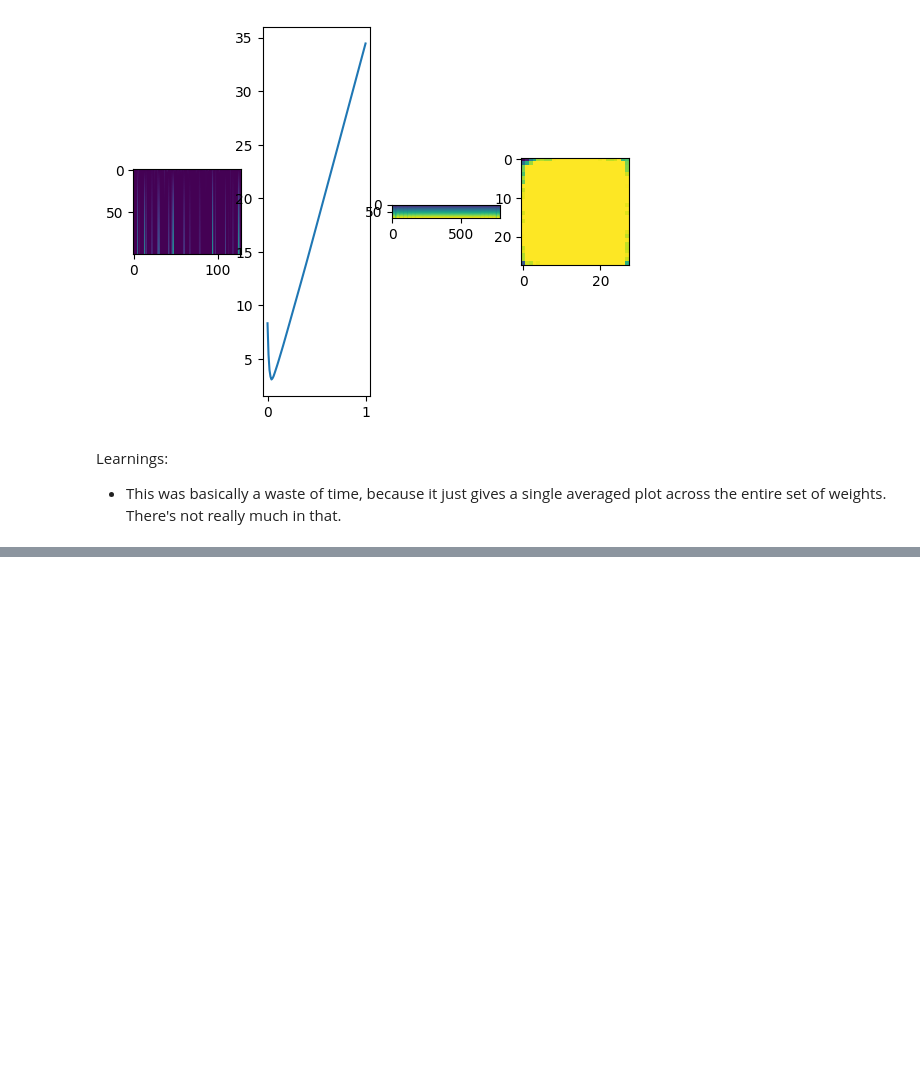
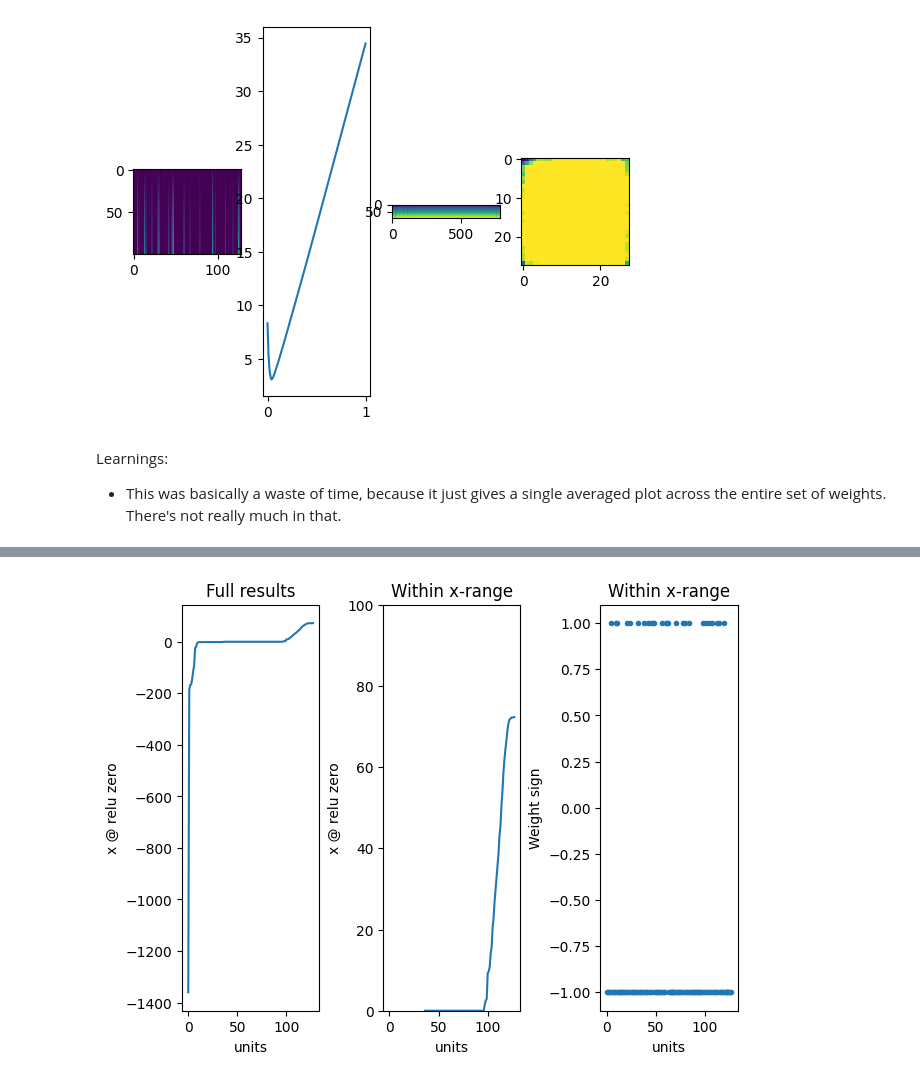
Before and after one commit to malcolmlett/training-instrumentation-toolkit, a Jupyter notebook: Weight_visualisations_v2.ipynb, the cells around one changed output, grey strips where cells are left out. Cells and saved outputs as stored; diff of their text form; code cells hidden in the pictures; blank space fills up the shorter version.

```diff
--- a/Weight_visualisations_v2.ipynb
+++ b/Weight_visualisations_v2.ipynb
@@ -656,0 +742,26 @@ Learnings:
+# %%
+# Let's plot the ordered zero-points of each of these ReLu units
+# output = w*x + b = 0 when: x = -b / w
+zero_points = -biases / weights.reshape(-1,)
+zero_points = np.sort(zero_points)
+zero_point_weights = weights.reshape(-1,)[np.argsort(zero_points)]
+plt.figure(layout='constrained')
+plt.subplot(1,3,1)
+plt.plot(zero_points)
+plt.title('Full results')
+plt.ylabel('x @ relu zero')
+plt.xlabel('units')
+plt.subplot(1,3,2)
+plt.plot(zero_points)
+plt.ylim(0.0, 100.0)
+plt.title('Within x-range')
+plt.ylabel('x @ relu zero')
+plt.xlabel('units')
+plt.subplot(1,3,3)
+plt.plot(np.sign(zero_point_weights), marker='.', linestyle='None')
+plt.title('Within x-range')
+plt.ylabel('Weight sign')
+plt.xlabel('units')
+plt.show()
+# %% [output]
+[figure, added]
```
Also changed, not shown: parts of 15 cells of this notebook.
